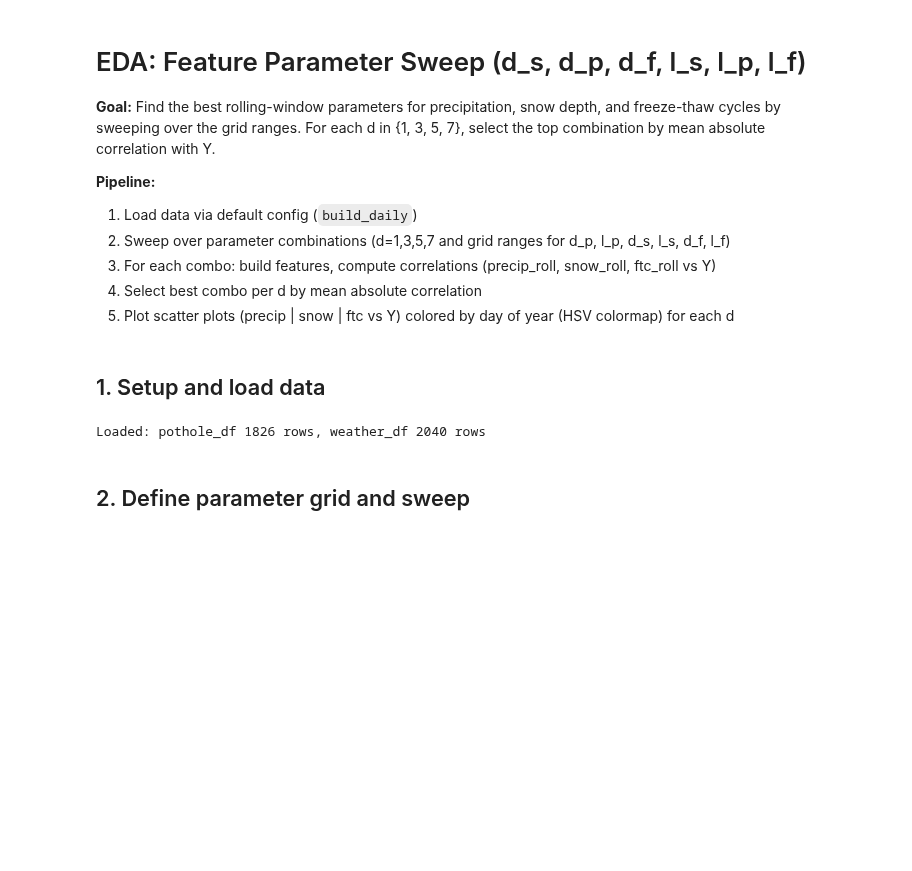
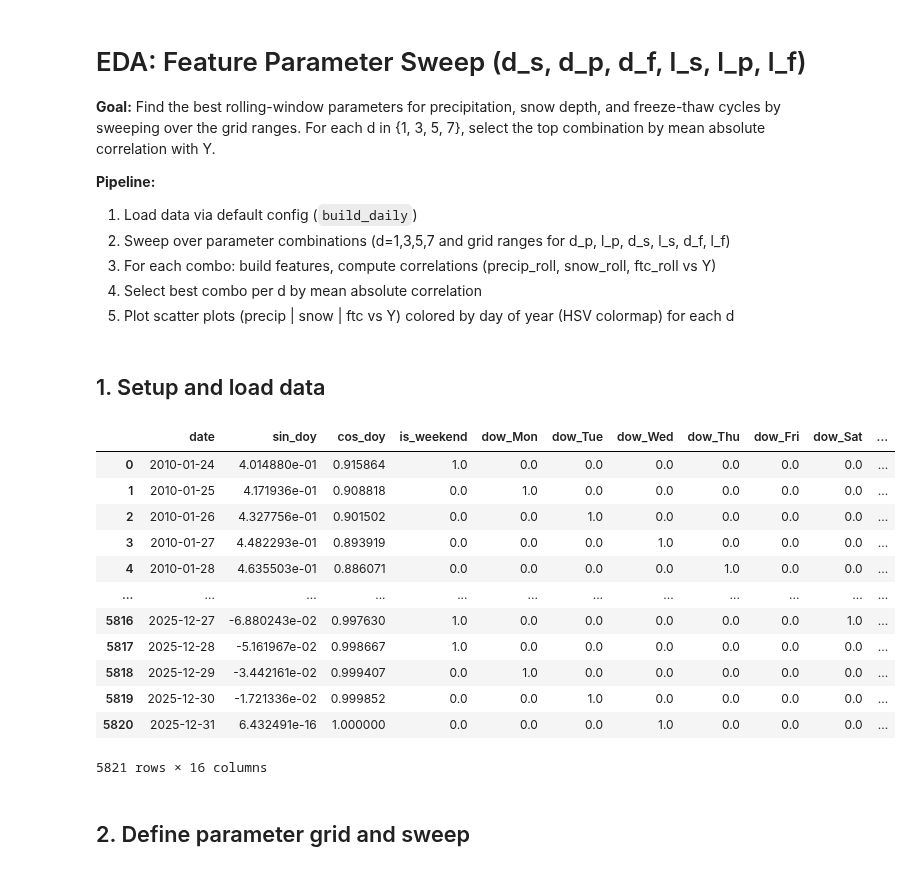
Before and after one commit to Erdos-Projects/spring-2026-dc-311, a Jupyter notebook: 3_eda.ipynb, the cells around one changed output. Cells and saved outputs as stored; diff of their text form; code cells hidden in the pictures; blank space fills up the shorter version.

```diff
--- a/3_eda.ipynb
+++ b/3_eda.ipynb
@@ -43,7 +43,5 @@ with initialize_config_dir(config_dir=config_dir, version_base=None):
     cfg = compose(config_name="config")
 
 cfg.debug.verbose = False
-pothole_df, weather_df = build_daily(cfg)
-print(f"Loaded: pothole_df {len(pothole_df)} rows, weather_df {len(weather_df)} rows")
+# pothole_df, weather_df = build_daily(cfg)
+# print(f"Loaded: pothole_df {len(pothole_df)} rows, weather_df {len(weather_df)} rows")
-# %% [output]
-Loaded: pothole_df 1826 rows, weather_df 2040 rows
@@ -50,3 +50,19 @@ Loaded: pothole_df 1826 rows, weather_df 2040 rows
+# %%
+assemble_features(pothole_df, weather_df, cfg.features, verbose=False)
+# %% [output]
+|  | date | sin_doy | cos_doy | is_weekend | dow_Mon | dow_Tue | dow_Wed | dow_Thu | dow_Fri | dow_Sat | ... |
+| 0 | 2010-01-24 | 4.014880e-01 | 0.915864 | 1.0 | 0.0 | 0.0 | 0.0 | 0.0 | 0.0 | 0.0 | ... |
+| 1 | 2010-01-25 | 4.171936e-01 | 0.908818 | 0.0 | 1.0 | 0.0 | 0.0 | 0.0 | 0.0 | 0.0 | ... |
+| 2 | 2010-01-26 | 4.327756e-01 | 0.901502 | 0.0 | 0.0 | 1.0 | 0.0 | 0.0 | 0.0 | 0.0 | ... |
+| 3 | 2010-01-27 | 4.482293e-01 | 0.893919 | 0.0 | 0.0 | 0.0 | 1.0 | 0.0 | 0.0 | 0.0 | ... |
+| 4 | 2010-01-28 | 4.635503e-01 | 0.886071 | 0.0 | 0.0 | 0.0 | 0.0 | 1.0 | 0.0 | 0.0 | ... |
+| ... | ... | ... | ... | ... | ... | ... | ... | ... | ... | ... | ... |
+| 5816 | 2025-12-27 | -6.880243e-02 | 0.997630 | 1.0 | 0.0 | 0.0 | 0.0 | 0.0 | 0.0 | 1.0 | ... |
+| 5817 | 2025-12-28 | -5.161967e-02 | 0.998667 | 1.0 | 0.0 | 0.0 | 0.0 | 0.0 | 0.0 | 0.0 | ... |
+| 5818 | 2025-12-29 | -3.442161e-02 | 0.999407 | 0.0 | 1.0 | 0.0 | 0.0 | 0.0 | 0.0 | 0.0 | ... |
+| 5819 | 2025-12-30 | -1.721336e-02 | 0.999852 | 0.0 | 0.0 | 1.0 | 0.0 | 0.0 | 0.0 | 0.0 | ... |
+| 5820 | 2025-12-31 | 6.432491e-16 | 1.000000 | 0.0 | 0.0 | 0.0 | 1.0 | 0.0 | 0.0 | 0.0 | ... |
+5821 rows × 16 columns
 # %% [markdown]
 ## 2. Define parameter grid and sweep
 # %%
```
Also changed, not shown: parts of 1 cell of this notebook, 31 other files.
